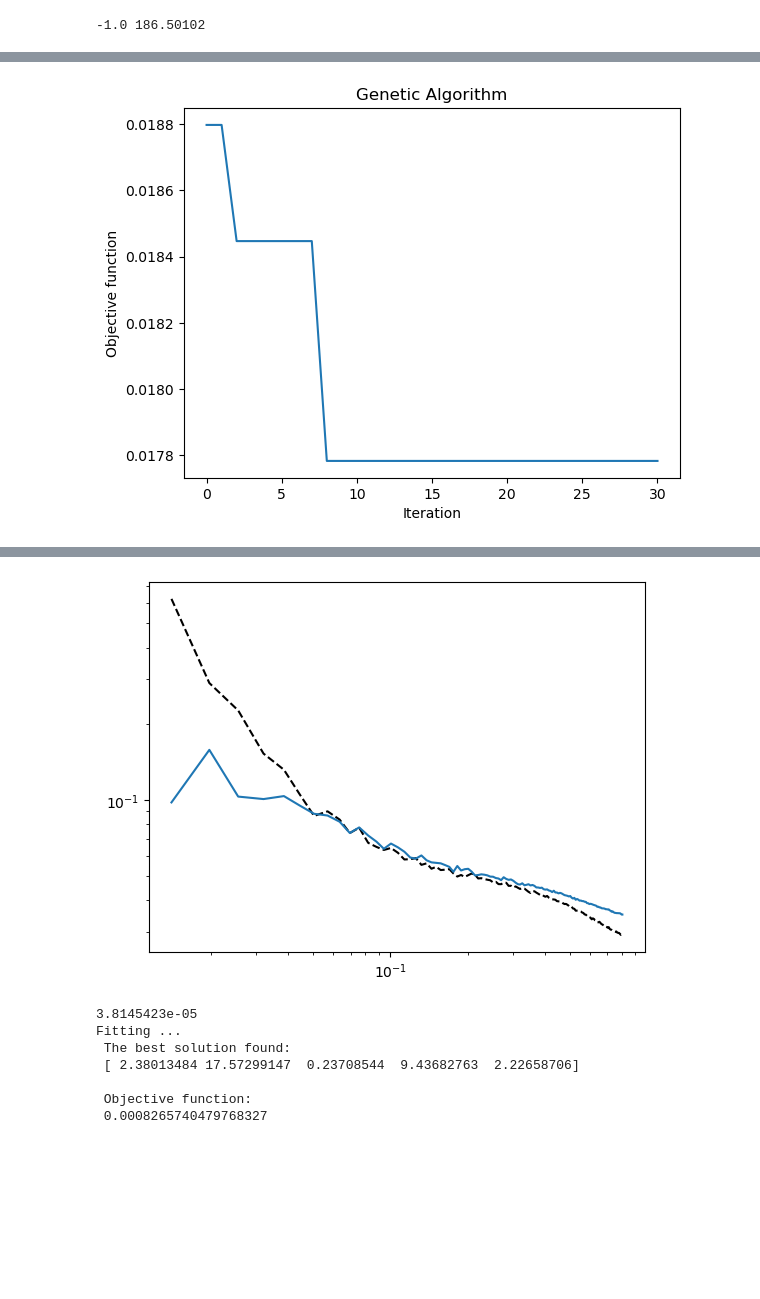
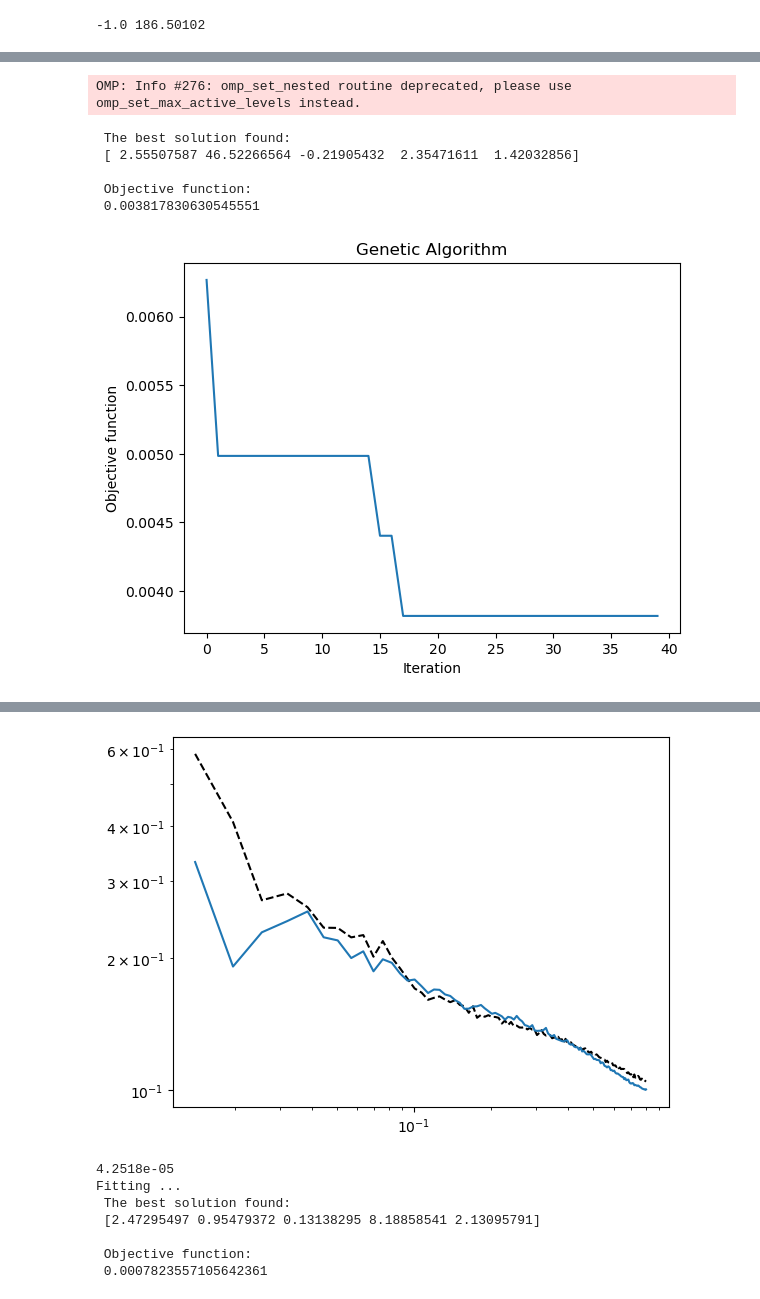
Before and after one commit to changhoonhahn/hodalpt, a Jupyter notebook: nb/fit_alptbias.ipynb, the cells around one changed output, grey strips where cells are left out. Saved outputs shown, nothing was run; the diff lists cells and outputs as text; code cells hidden in the pictures; blank space fills up the shorter version.

Commit message:
updated fitting for ALPT bias parameters. Fixed problem in issue #42

```diff
--- a/nb/fit_alptbias.ipynb
+++ b/nb/fit_alptbias.ipynb
@@ -40,9 +40,14 @@ Ignoring the one that appears in the profile component for satellites galaxies
 # %%
 from nbodykit.lab import ArrayCatalog, FFTPower
 # %%
+# data = {'Position': np.array(hod['Position'])}
+# cat = ArrayCatalog(data, BoxSize=1000., Nmesh=256)
+# galmesh = cat.to_mesh(Nmesh=256, BoxSize=1000., resampler='NEAREST', compensated=False, interlaced=True).to_real_field(normalize=False).value  # shape (nmesh, nmesh, nmesh)
 data = {'Position': np.array(hod['Position'])}
-cat = ArrayCatalog(data, BoxSize=1000., Nmesh=256)
-galmesh = cat.to_mesh(Nmesh=256, BoxSize=1000., resampler='NEAREST', compensated=False, interlaced=True).to_real_field(normalize=False).value  # shape (nmesh, nmesh, nmesh)
+_idx = (np.array(hod['Position']) / 1000. * 256).astype(int)
+_idx = np.clip(_idx, 0, 255)
+galmesh = np.zeros((256, 256, 256), dtype=int)
+np.add.at(galmesh, (_idx[:,0], _idx[:,1], _idx[:,2]), 1)
 # %%
 @njit(cache=True)
 def k_squared(lbox,ngrid,ii,jj,kk):
@@ -207,3 +251,7 @@ print(np.amin(delta), np.amax(delta))
 # %%
 tweb = tweb.astype(int) - 1
 dweb = dweb.astype(int) - 1
+# %%
+for itweb in range(4):
+    for idweb in range(4):
+        print(np.sum(galmesh[np.logical_and(tweb==itweb, dweb==idweb)])/Lbox**3)
@@ -210,7 +275,7 @@ dweb = dweb.astype(int) - 1
 # %%
 kkth = 0.5
 
-for itweb in range(4):
+for itweb in range(3):
     for idweb in range(4):
 
         alpha_bounds = (0.01, 3.)
@@ -286 +346,7 @@ Fitting ...
+OMP: Info #276: omp_set_nested routine deprecated, please use omp_set_max_active_levels instead.
+ The best solution found:
+ [ 2.55507587 46.52266564 -0.21905432  2.35471611  1.42032856]
+
+ Objective function:
+ 0.003817830630545551
-[figure, old version]
+[figure, new version]
@@ -288,8 +354,8 @@ Warning: GA is terminated due to the maximum number of iterations without improv
-[figure, old version]
+[figure, new version]
-3.8145423e-05
-Fitting ...
- The best solution found:
- [ 2.38013484 17.57299147  0.23708544  9.43682763  2.22658706]
-
- Objective function:
- 0.0008265740479768327
+4.2518e-05
+Fitting ...
+ The best solution found:
+ [2.47295497 0.95479372 0.13138295 8.18858541 2.13095791]
+
+ Objective function:
+ 0.0007823557105642361
```
Also changed, not shown: parts of 15 cells of this notebook.
